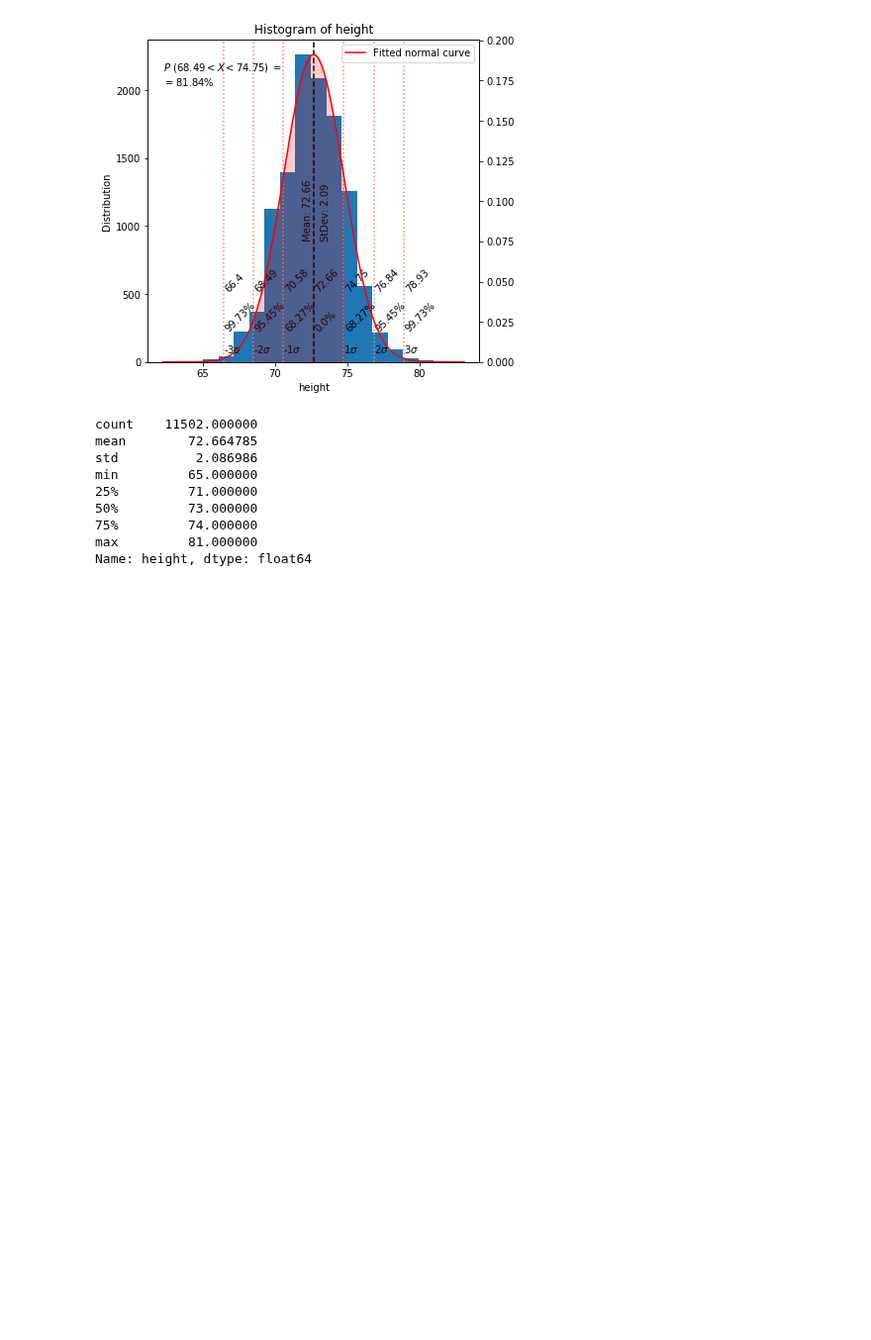
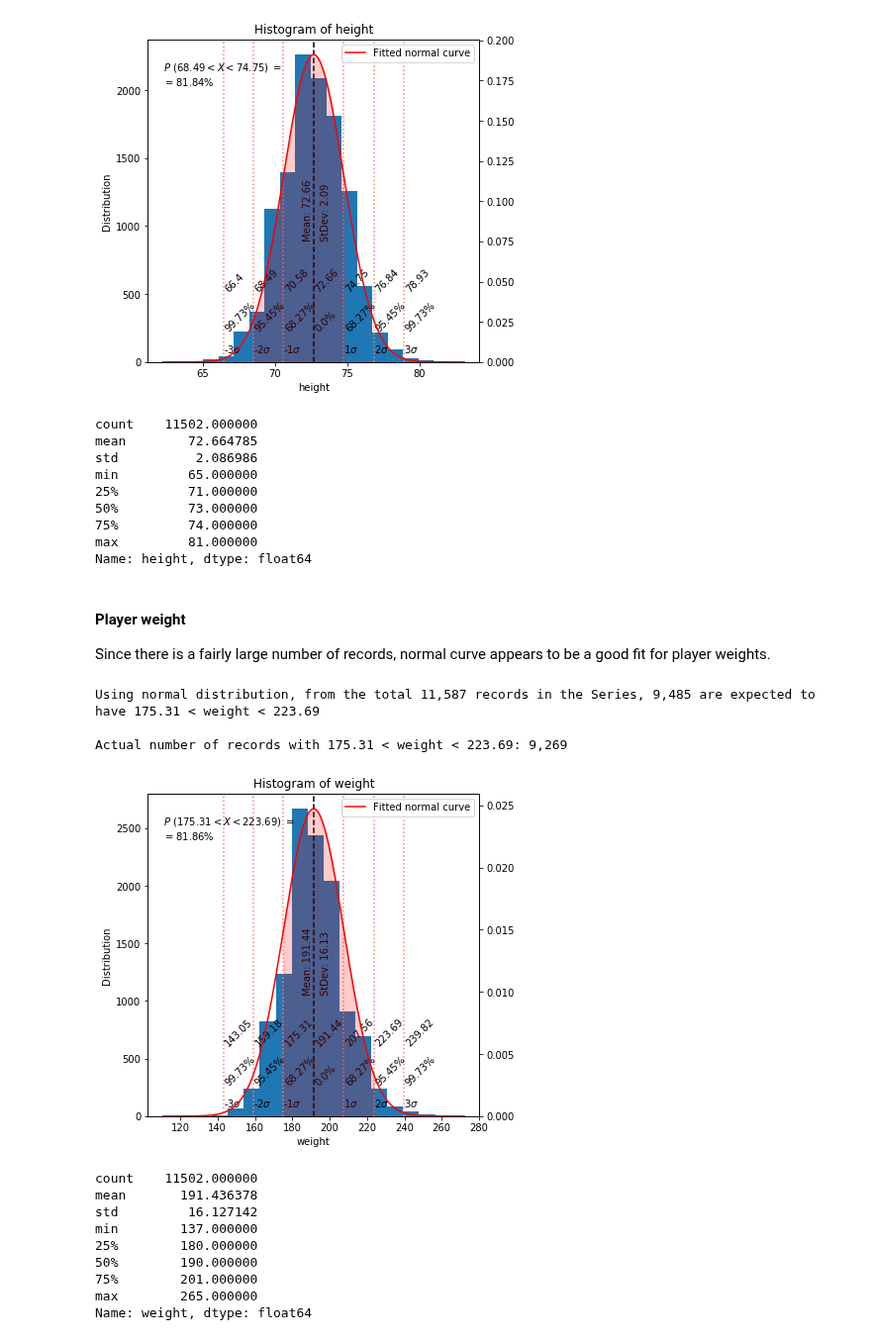
Before and after one commit to stepan-o/nhl_draft, a Jupyter notebook: notebooks/statistical_tests/nhl_draft_api_stests.ipynb, the cells around one changed output. Shown at 99% size. Cells and saved outputs as stored; diff of their text form; code cells hidden in the pictures; blank space fills up the shorter version.

```diff
--- a/notebooks/statistical_tests/nhl_draft_api_stests.ipynb
+++ b/notebooks/statistical_tests/nhl_draft_api_stests.ipynb
@@ -165,3 +207,25 @@ min         65.000000
 75%         74.000000
 max         81.000000
 Name: height, dtype: float64
+# %% [markdown]
+#### Player weight
+Since there is a fairly large number of records, normal curve appears to be a good fit for player weights.
+# %%
+col = 'weight'
+fit_norm_dist(df[col], h_bins=15, lab2='from_mean',
+              mean_lift=0.97, std_lift=1.02,
+              x_between=(175.31, 223.69))
+# %% [output]
+Using normal distribution, from the total 11,587 records in the Series, 9,485 are expected to have 175.31 < weight < 223.69
+
+Actual number of records with 175.31 < weight < 223.69: 9,269
+[figure, added]
+count    11502.000000
+mean       191.436378
+std         16.127142
+min        137.000000
+25%        180.000000
+50%        190.000000
+75%        201.000000
+max        265.000000
+Name: weight, dtype: float64
```
Also changed, not shown: parts of 9 cells of this notebook.
